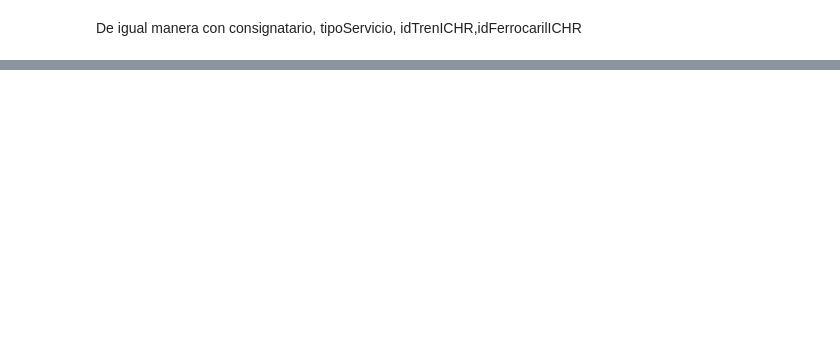
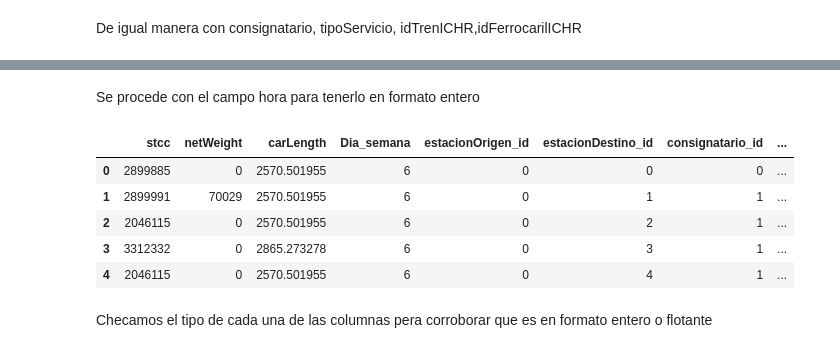
Before and after one commit to BrunoFerrovalle/Modelo_Llegadas, a Jupyter notebook: Modelo.ipynb, the cells around one changed output, grey strips where cells are left out. Saved outputs shown, nothing was run; the diff lists cells and outputs as text; code cells hidden in the pictures; blank space fills up the shorter version.

```diff
--- a/Modelo.ipynb
+++ b/Modelo.ipynb
@@ -206,0 +240,28 @@ merged_df.head()
+# %% [markdown]
+Se procede con el campo hora para tenerlo en formato entero
+# %%
+# Asegurarse de que la columna 'hora' esté en el formato datetime
+merged_df['hora'] = pd.to_datetime(merged_df['hora'], format='%H:%M:%S').dt.time
+
+# Extraer la hora, minuto y segundo
+merged_df['hora_h'] = merged_df['hora'].apply(lambda x: x.hour)
+merged_df['hora_m'] = merged_df['hora'].apply(lambda x: x.minute)
+merged_df['hora_s'] = merged_df['hora'].apply(lambda x: x.second)
+
+# Opcional: Crear un campo concatenado de hora y minuto si es necesario
+merged_df['hora_minuto'] = (merged_df['hora_h'].astype(str).str.zfill(2) + merged_df['hora_m'].astype(str).str.zfill(2)).astype(int)
+
+# Eliminar las columnas temporales si no se necesitan
+merged_df.drop(columns=['hora_h', 'hora_m', 'hora_s','hora'], inplace=True)
+
+# Mostrar las primeras filas del DataFrame actualizado
+merged_df.head()
+# %% [output]
+|  | stcc | netWeight | carLength | Dia_semana | estacionOrigen_id | estacionDestino_id | consignatario_id | ... |
+| 0 | 2899885 | 0 | 2570.501955 | 6 | 0 | 0 | 0 | ... |
+| 1 | 2899991 | 70029 | 2570.501955 | 6 | 0 | 1 | 1 | ... |
+| 2 | 2046115 | 0 | 2570.501955 | 6 | 0 | 2 | 1 | ... |
+| 3 | 3312332 | 0 | 2865.273278 | 6 | 0 | 3 | 1 | ... |
+| 4 | 2046115 | 0 | 2570.501955 | 6 | 0 | 4 | 1 | ... |
+# %% [markdown]
+Checamos el tipo de cada una de las columnas pera corroborar que es en formato entero o flotante
```
Also changed, not shown: parts of 4 cells of this notebook.
